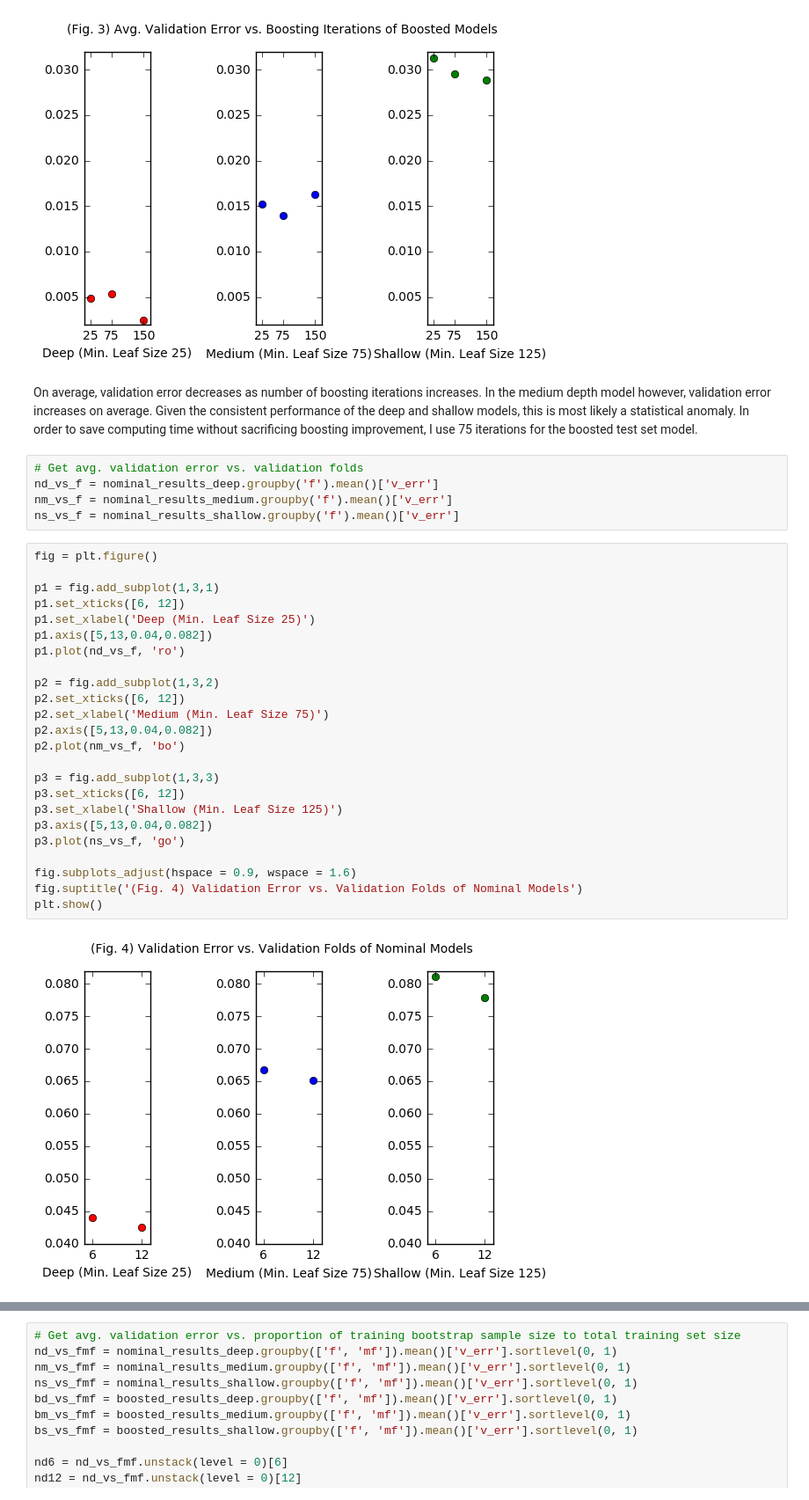
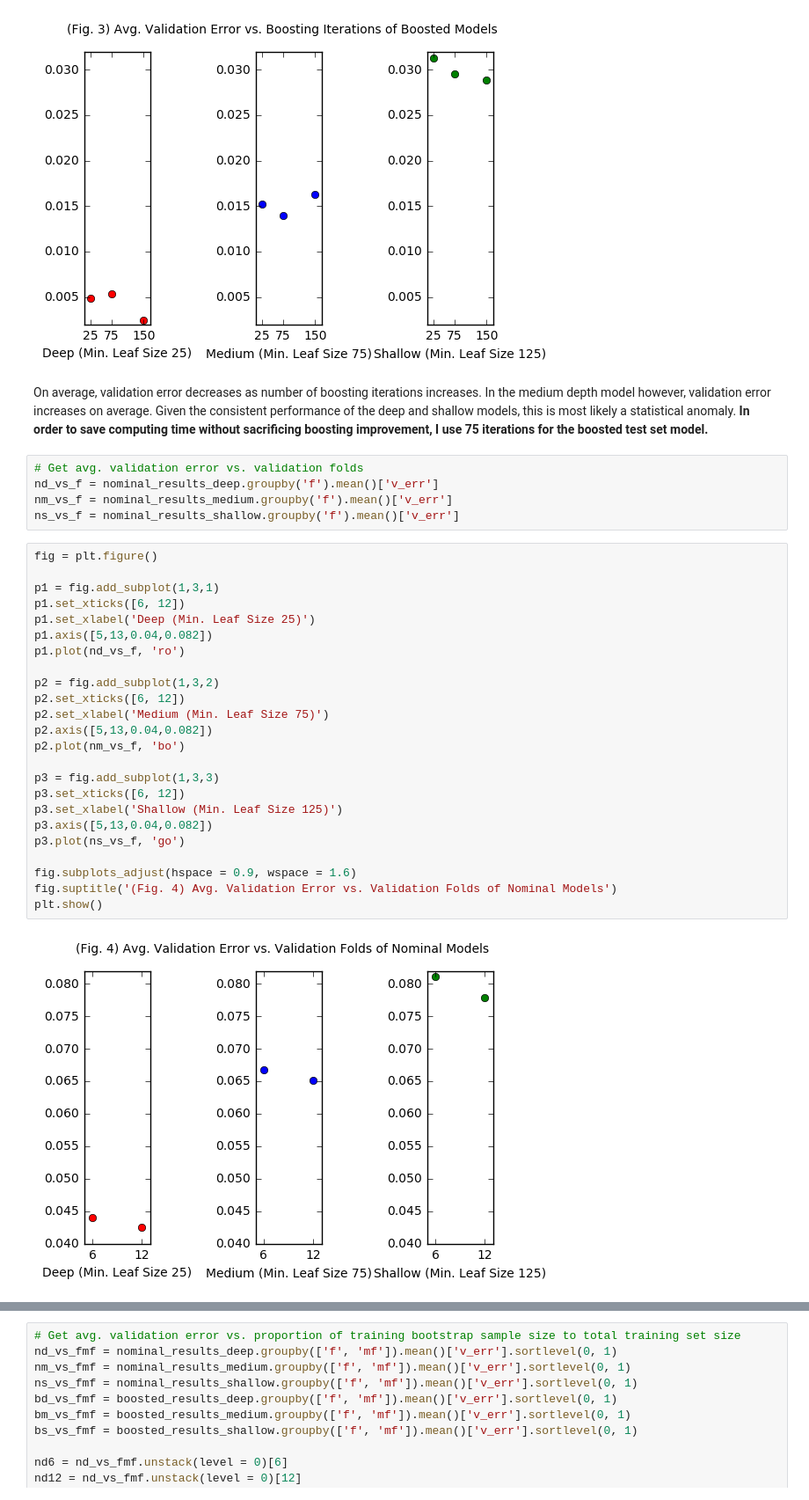
Before and after one commit to jdoran6251/Poison-Mushroom-Classifier, a Jupyter notebook: Poison-Mushroom-Classifier.ipynb, the cells around one changed output, grey strips where cells are left out. Shown: that part at 88% size. Cells and saved outputs as stored; diff of their text form.

```diff
--- a/Poison-Mushroom-Classifier.ipynb
+++ b/Poison-Mushroom-Classifier.ipynb
@@ -462,7 +528,7 @@ plt.show()
 # %% [output]
 [figure]
 # %% [markdown]
-On average, validation error decreases as number of boosting iterations increases. In the medium depth model however, validation error increases on average. Given the consistent performance of the deep and shallow models, this is most likely a statistical anomaly. In order to save computing time without sacrificing boosting improvement, I use 75 iterations for the boosted test set model.
+On average, validation error decreases as number of boosting iterations increases. In the medium depth model however, validation error increases on average. Given the consistent performance of the deep and shallow models, this is most likely a statistical anomaly. **In order to save computing time without sacrificing boosting improvement, I use 75 iterations for the boosted test set model.**
 # %%
 # Get avg. validation error vs. validation folds
 nd_vs_f = nominal_results_deep.groupby('f').mean()['v_err']
@@ -471,27 +537,27 @@ ns_vs_f = nominal_results_shallow.groupby('f').mean()['v_err']
 # %%
 fig = plt.figure()
 
 p1 = fig.add_subplot(1,3,1)
 p1.set_xticks([6, 12])
 p1.set_xlabel('Deep (Min. Leaf Size 25)')
 p1.axis([5,13,0.04,0.082])
 p1.plot(nd_vs_f, 'ro')
 
 p2 = fig.add_subplot(1,3,2)
 p2.set_xticks([6, 12])
 p2.set_xlabel('Medium (Min. Leaf Size 75)')
 p2.axis([5,13,0.04,0.082])
 p2.plot(nm_vs_f, 'bo')
 
 p3 = fig.add_subplot(1,3,3)
 p3.set_xticks([6, 12])
 p3.set_xlabel('Shallow (Min. Leaf Size 125)')
 p3.axis([5,13,0.04,0.082])
 p3.plot(ns_vs_f, 'go')
 
 fig.subplots_adjust(hspace = 0.9, wspace = 1.6)
-fig.suptitle('(Fig. 4) Validation Error vs. Validation Folds of Nominal Models')
+fig.suptitle('(Fig. 4) Avg. Validation Error vs. Validation Folds of Nominal Models')
 plt.show()
 # %% [output]
-[figure, old version]
+[figure, new version]
 # %% [markdown]
```
Also changed, not shown: parts of 33 cells of this notebook.
